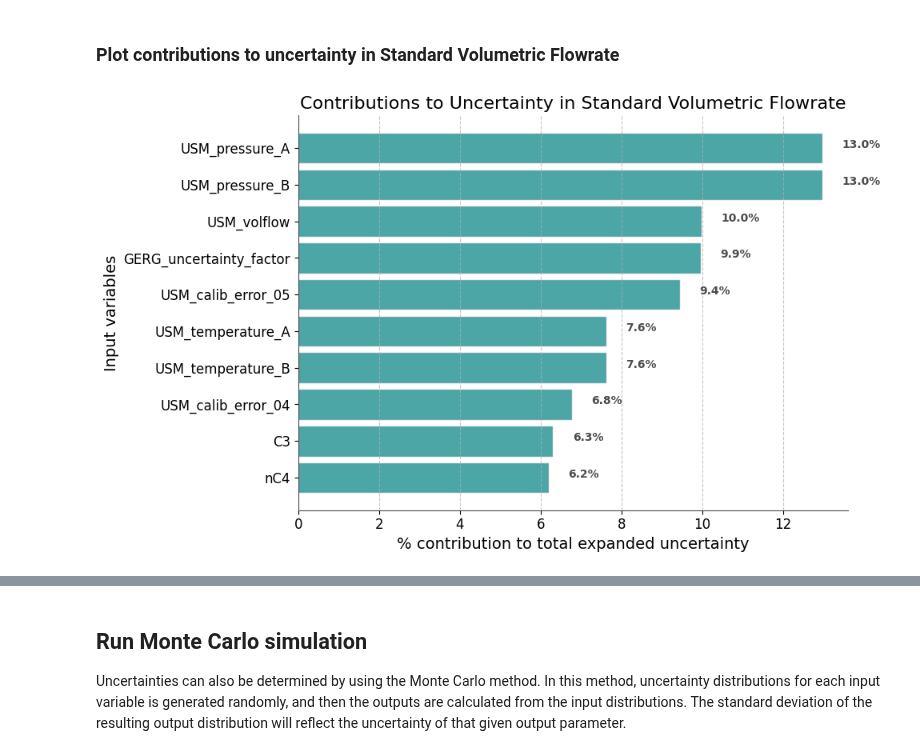
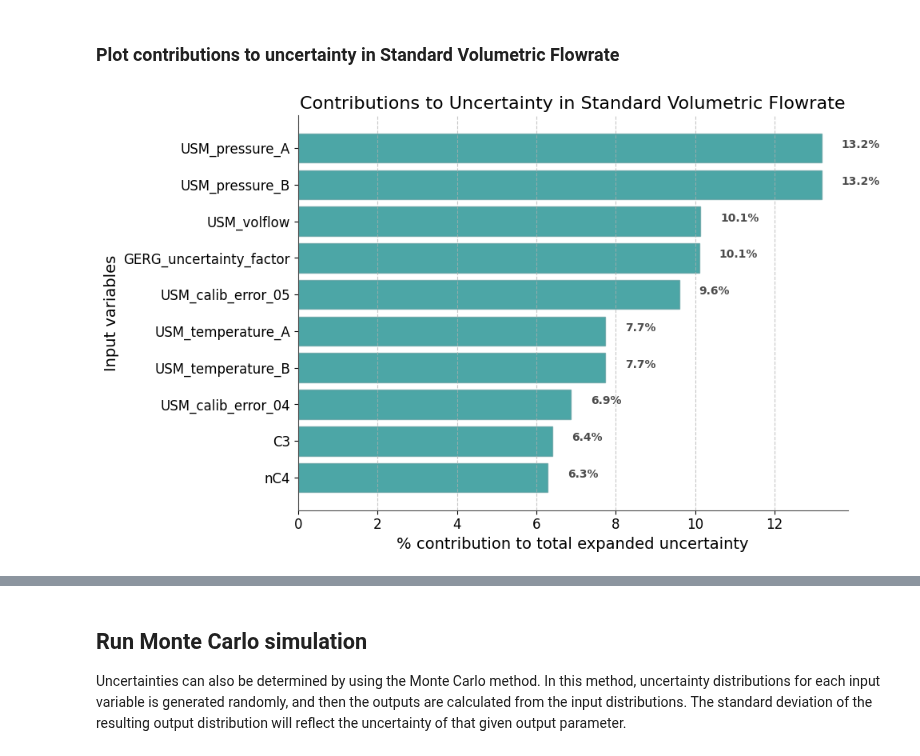
Before and after one commit to equinor/uncertaintylib, a Jupyter notebook: examples/example_06/example_06.ipynb, the cells around one changed output, grey strips where cells are left out. Saved outputs shown, nothing was run; the diff lists cells and outputs as text; code cells hidden in the pictures.

```diff
--- a/examples/example_06/example_06.ipynb
+++ b/examples/example_06/example_06.ipynb
@@ -67,8 +68,8 @@ def calculate_gas_metering_station(inarray):
     gerg = pvtlib.AGA8('GERG-2008')
 
     composition = {
-        'N2' : inarray['N2'],
-        'CO2' : inarray['CO2'],
+        'N2' : inputs['mean']['N2'],
+        'CO2' : inputs['mean']['CO2'],
         'C1' : inarray['C1'],
         'C2' : inarray['C2'],
         'C3' : inarray['C3'],
@@ -182,11 +183,11 @@ Mass Flowrate: 1661711.43 kg/h ± 0.53 % (k=2)
 # %% [markdown]
 ### Plot contributions to uncertainty in Standard Volumetric Flowrate
 # %%
-fig=plot_functions.plot_uncertainty_contribution(
+fig1=plot_functions.plot_uncertainty_contribution(
     res=uncertainty_results,
     property_id='USM_volflow_std',
     plot_title='Contributions to Uncertainty in Standard Volumetric Flowrate',
     filter_top_x=10
 )
 # %% [output]
-[figure, old version]
+[figure, new version]
```
Also changed, not shown: parts of 9 cells of this notebook.
